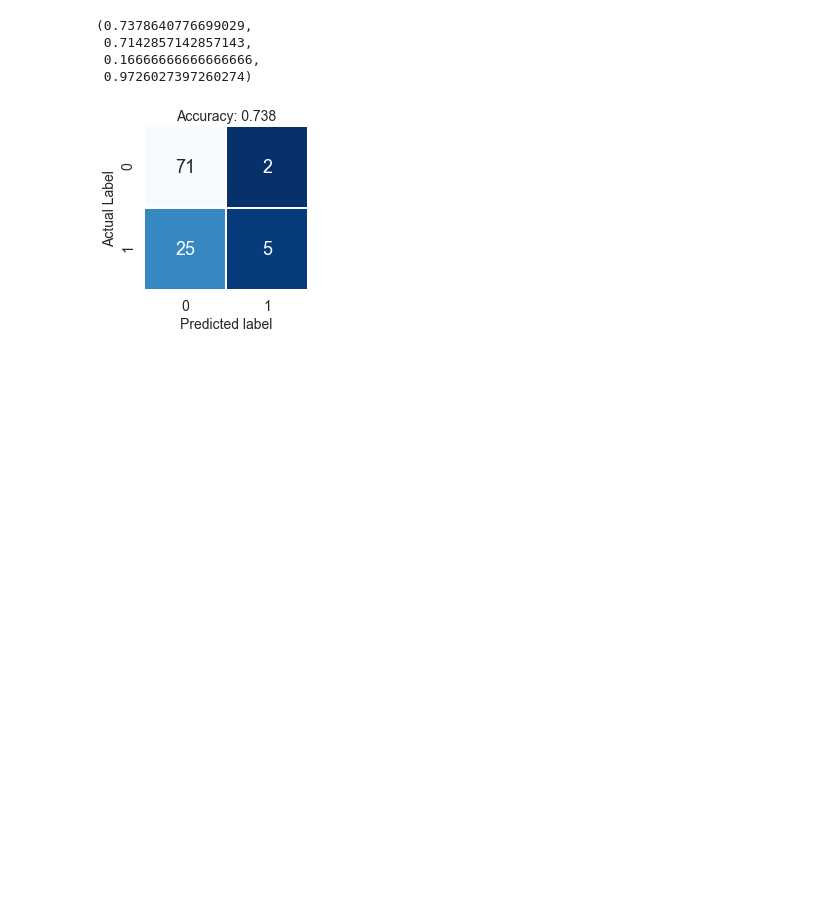
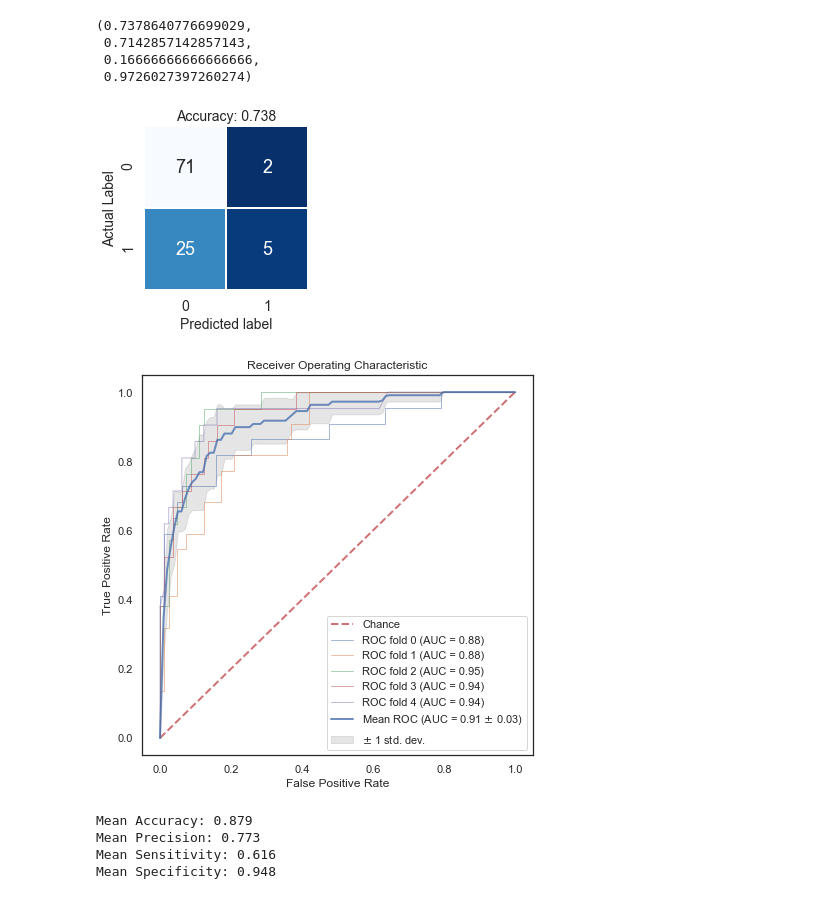
Before and after one commit to codyheiser/canb-ML, a Jupyter notebook: supervised_alg_testing.ipynb, the cells around one changed output. Cells and saved outputs as stored; diff of their text form; code cells hidden in the pictures; blank space fills up the shorter version.

```diff
--- a/supervised_alg_testing.ipynb
+++ b/supervised_alg_testing.ipynb
@@ -123,3 +139,11 @@ cm_metrics(cm)
 plot_cm(cm)
 # %% [output]
 [figure]
+# %%
+rf_mets = roc_kfold(rf, vlbw_norm, labels, 5, seed=18)
+# %% [output]
+[figure, added]
+Mean Accuracy: 0.879
+Mean Precision: 0.773
+Mean Sensitivity: 0.616
+Mean Specificity: 0.948
```
Also changed, not shown: parts of 5 cells of this notebook, 4 other files.
